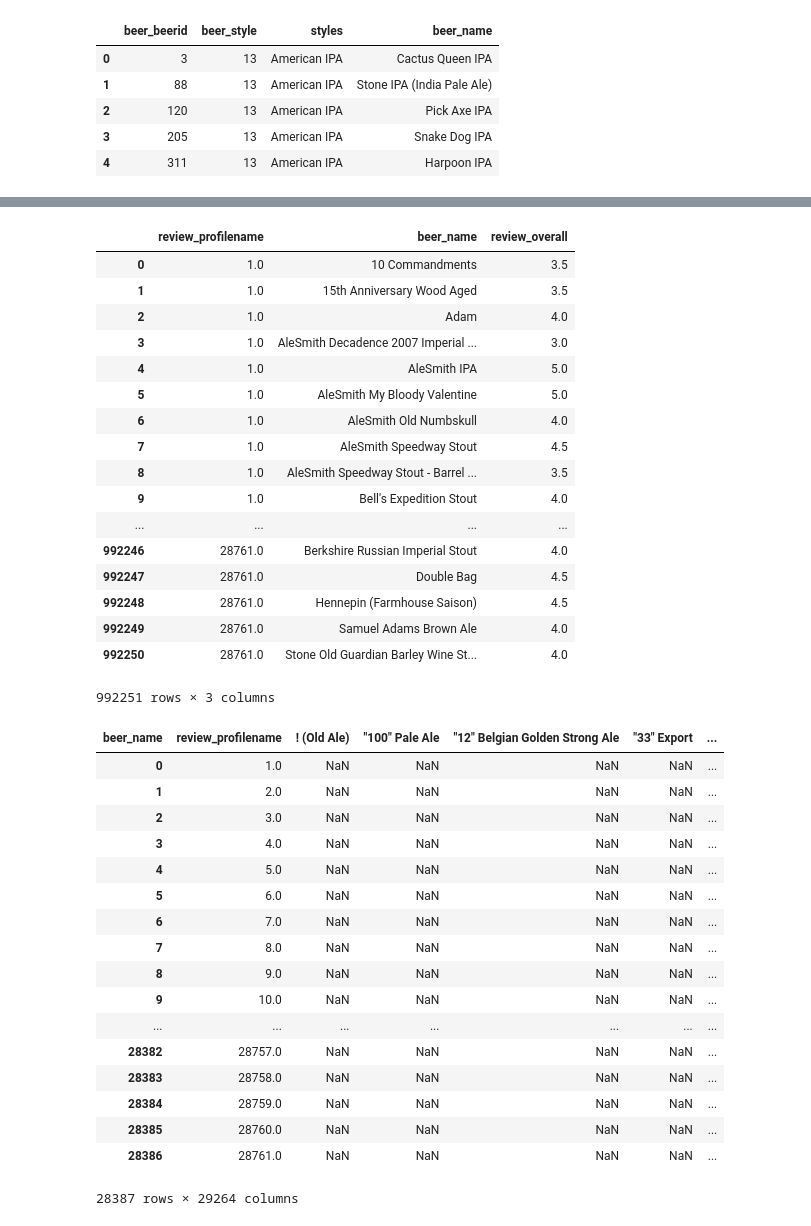
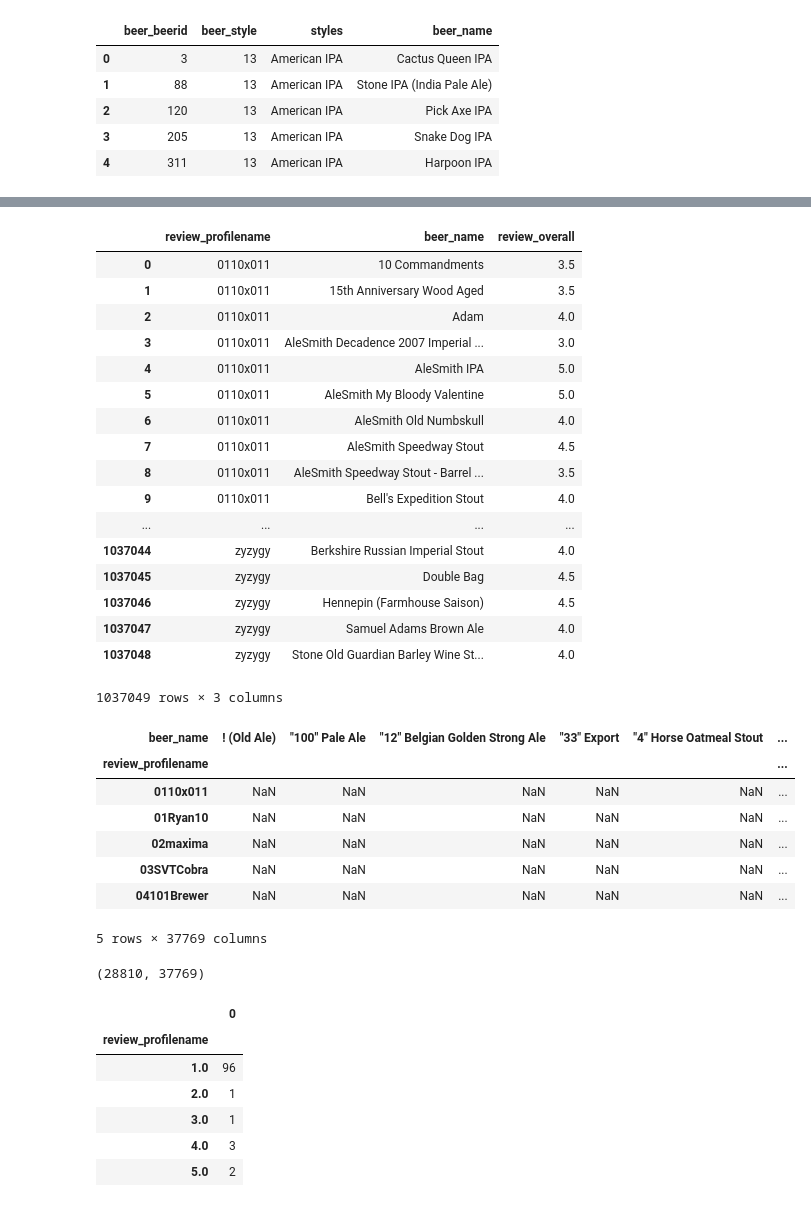
Before and after one commit to Nova722/Project_3, a Jupyter notebook: Beer Modeling.ipynb, the cells around one changed output, grey strips where cells are left out. Drawn from its saved outputs; the diff is of its cells as text; code cells hidden in the pictures.

```diff
--- a/Beer Modeling.ipynb
+++ b/Beer Modeling.ipynb
@@ -31,7 +31,7 @@ types.head()
 | 3 | 205 | 13 | American IPA | Snake Dog IPA |
 | 4 | 311 | 13 | American IPA | Harpoon IPA |
 # %%
-reviews = reviews.dropna()
+#reviews = reviews.dropna()
 # %%
 len(reviews)
 # %% [output]
@@ -105,43 +111,37 @@ grouped = grouped.reset_index()
 grouped
 # %% [output]
 |  | review_profilename | beer_name | review_overall |
-| 0 | 1.0 | 10 Commandments | 3.5 |
-| 1 | 1.0 | 15th Anniversary Wood Aged | 3.5 |
-| 2 | 1.0 | Adam | 4.0 |
-| 3 | 1.0 | AleSmith Decadence 2007 Imperial ... | 3.0 |
-| 4 | 1.0 | AleSmith IPA | 5.0 |
-| 5 | 1.0 | AleSmith My Bloody Valentine | 5.0 |
-| 6 | 1.0 | AleSmith Old Numbskull | 4.0 |
-| 7 | 1.0 | AleSmith Speedway Stout | 4.5 |
-| 8 | 1.0 | AleSmith Speedway Stout - Barrel ... | 3.5 |
-| 9 | 1.0 | Bell's Expedition Stout | 4.0 |
+| 0 | 0110x011 | 10 Commandments | 3.5 |
+| 1 | 0110x011 | 15th Anniversary Wood Aged | 3.5 |
+| 2 | 0110x011 | Adam | 4.0 |
+| 3 | 0110x011 | AleSmith Decadence 2007 Imperial ... | 3.0 |
+| 4 | 0110x011 | AleSmith IPA | 5.0 |
+| 5 | 0110x011 | AleSmith My Bloody Valentine | 5.0 |
+| 6 | 0110x011 | AleSmith Old Numbskull | 4.0 |
+| 7 | 0110x011 | AleSmith Speedway Stout | 4.5 |
+| 8 | 0110x011 | AleSmith Speedway Stout - Barrel ... | 3.5 |
+| 9 | 0110x011 | Bell's Expedition Stout | 4.0 |
 | ... | ... | ... | ... |
-| 992246 | 28761.0 | Berkshire Russian Imperial Stout | 4.0 |
-| 992247 | 28761.0 | Double Bag | 4.5 |
-| 992248 | 28761.0 | Hennepin (Farmhouse Saison) | 4.5 |
-| 992249 | 28761.0 | Samuel Adams Brown Ale | 4.0 |
-| 992250 | 28761.0 | Stone Old Guardian Barley Wine St... | 4.0 |
+| 1037044 | zyzygy | Berkshire Russian Imperial Stout | 4.0 |
+| 1037045 | zyzygy | Double Bag | 4.5 |
+| 1037046 | zyzygy | Hennepin (Farmhouse Saison) | 4.5 |
+| 1037047 | zyzygy | Samuel Adams Brown Ale | 4.0 |
+| 1037048 | zyzygy | Stone Old Guardian Barley Wine St... | 4.0 |
-992251 rows × 3 columns
+1037049 rows × 3 columns
 # %%
 user_reviews = grouped.pivot(index='review_profilename',columns='beer_name',values='review_overall')
-user_reviews = user_reviews.reset_index()
-user_reviews
+#user_reviews = user_reviews.reset_index(drop = True)
+user_reviews.head()
 # %% [output]
-| beer_name | review_profilename | ! (Old Ale) | "100" Pale Ale | "12" Belgian Golden Strong Ale | "33" Export | ... |
-| 0 | 1.0 | NaN | NaN | NaN | NaN | ... |
-| 1 | 2.0 | NaN | NaN | NaN | NaN | ... |
-| 2 | 3.0 | NaN | NaN | NaN | NaN | ... |
-| 3 | 4.0 | NaN | NaN | NaN | NaN | ... |
-| 4 | 5.0 | NaN | NaN | NaN | NaN | ... |
-| 5 | 6.0 | NaN | NaN | NaN | NaN | ... |
-| 6 | 7.0 | NaN | NaN | NaN | NaN | ... |
-| 7 | 8.0 | NaN | NaN | NaN | NaN | ... |
-| 8 | 9.0 | NaN | NaN | NaN | NaN | ... |
-| 9 | 10.0 | NaN | NaN | NaN | NaN | ... |
-| ... | ... | ... | ... | ... | ... | ... |
-| 28382 | 28757.0 | NaN | NaN | NaN | NaN | ... |
-| 28383 | 28758.0 | NaN | NaN | NaN | NaN | ... |
-| 28384 | 28759.0 | NaN | NaN | NaN | NaN | ... |
-| 28385 | 28760.0 | NaN | NaN | NaN | NaN | ... |
-| 28386 | 28761.0 | NaN | NaN | NaN | NaN | ... |
+| beer_name | ! (Old Ale) | "100" Pale Ale | "12" Belgian Golden Strong Ale | "33" Export | "4" Horse Oatmeal Stout | ... |
+| review_profilename |  |  |  |  |  | ... |
+| 0110x011 | NaN | NaN | NaN | NaN | NaN | ... |
+| 01Ryan10 | NaN | NaN | NaN | NaN | NaN | ... |
+| 02maxima | NaN | NaN | NaN | NaN | NaN | ... |
+| 03SVTCobra | NaN | NaN | NaN | NaN | NaN | ... |
+| 04101Brewer | NaN | NaN | NaN | NaN | NaN | ... |
-28387 rows × 29264 columns
+5 rows × 37769 columns
+# %%
+user_reviews.shape
+# %% [output]
+(28810, 37769)
@@ -147,0 +151,10 @@ user_reviews
+# %%
+counted.head()
+# %% [output]
+|  | 0 |
+| review_profilename |  |
+| 1.0 | 96 |
+| 2.0 | 1 |
+| 3.0 | 1 |
+| 4.0 | 3 |
+| 5.0 | 2 |
```
Also changed, not shown: parts of 50 cells of this notebook.
